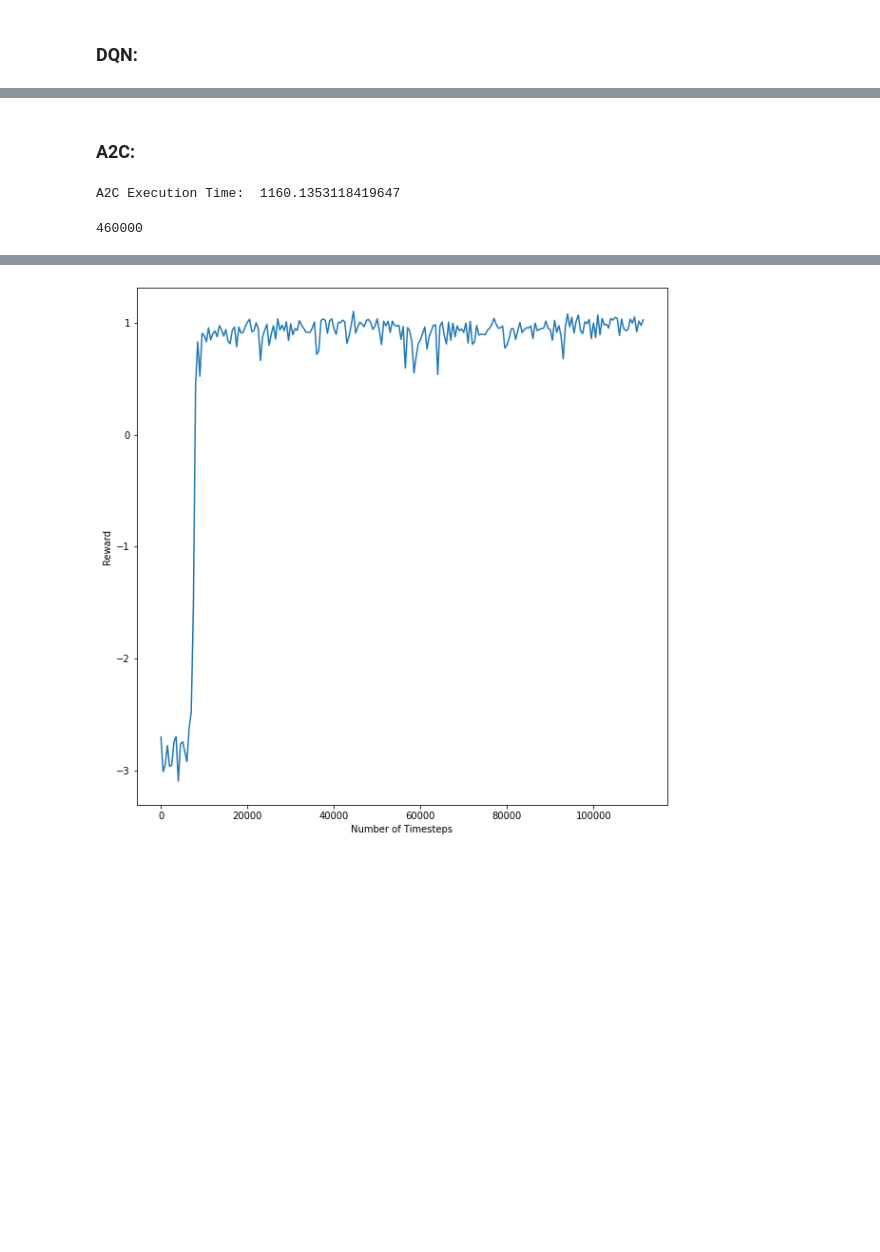
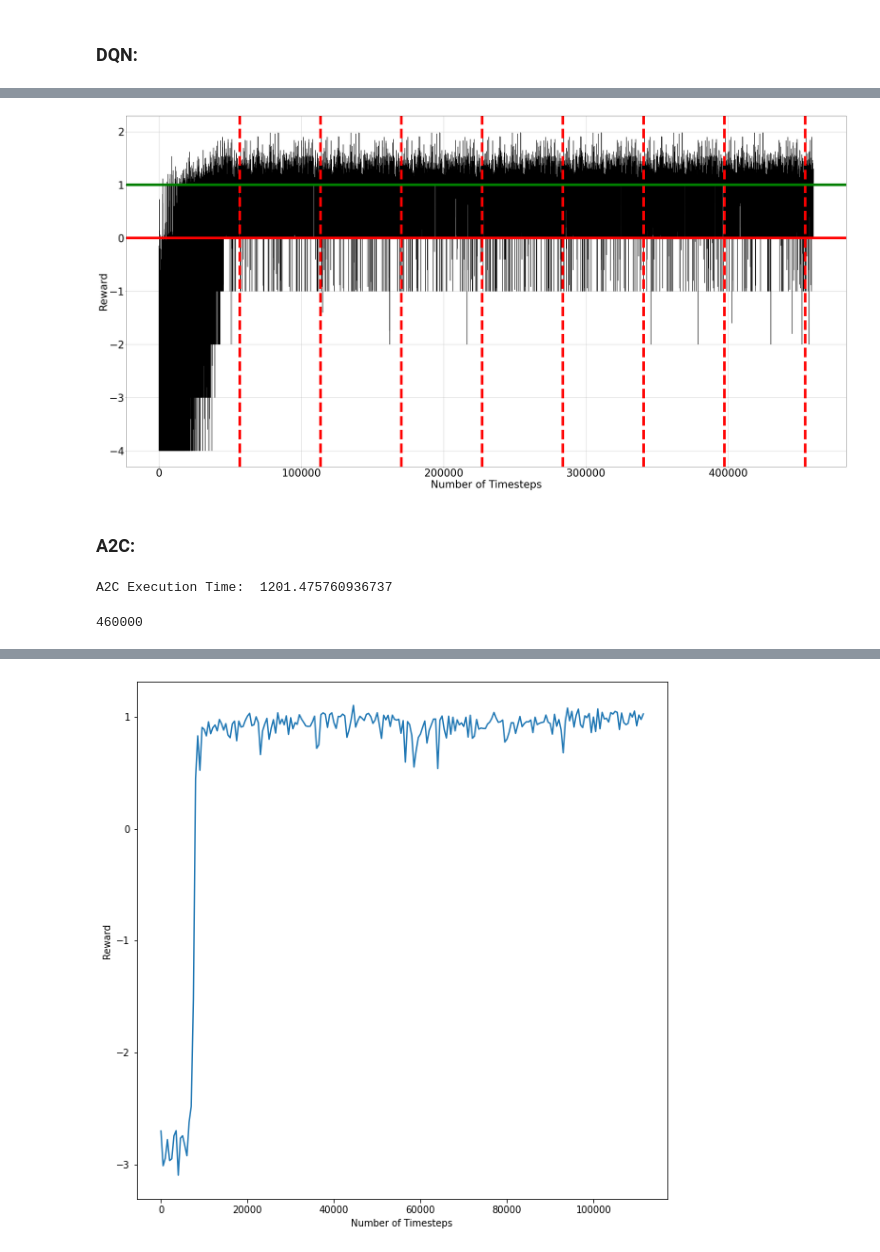
Before and after one commit to amirmahdiKhosravi/Adaptive-Logging-System, a Jupyter notebook: code/model-implementation.ipynb, the cells around one changed output, grey strips where cells are left out. Drawn from its saved outputs; the diff is of its cells as text; code cells hidden in the pictures; blank space fills up the shorter version.

```diff
--- a/code/model-implementation.ipynb
+++ b/code/model-implementation.ipynb
@@ -249,6 +249,16 @@ class source_code_env(gym.Env):
         self.acc_reward = 0
         self.acc_rewards_list = []
         self.rewards_list = []
+# %%
+def moving_average(values, window):
+    """
+    Smooth values by doing a moving average
+    :param values: (numpy array)
+    :param window: (int)
+    :return: (numpy array)
+    """
+    weights = np.repeat(1.0, window) / window
+    return np.convolve(values, weights, 'valid')
 # %% [markdown]
 # Evaluation
 # %% [markdown]
@@ -381,15 +388,26 @@ plt.show()
+# %%
+
+fig = plt.figure( figsize=(50, 25))
+y = moving_average(DQN_rewards_list, 5)
+x = [i for i in range(0, len(y))]
+plt.plot(x, y, color="black")
+plt.xlabel('Number of Timesteps', fontsize=40)
+plt.ylabel('Reward', fontsize=40)
+plt.xticks(fontsize=40)
+plt.yticks(fontsize=40)
+#plt.title("DQN Learning Curve")
+
+counter = 56755
+while(counter<460000):
+    plt.axvline(x=counter, color='red', linestyle='--', label='Episode', linewidth=10)
+    counter = counter + 56755
+
+plt.axhline(y=1, color='green', linestyle='-', label='Episode', linewidth=10)
+plt.axhline(y=0, color='red', linestyle='-', label='Episode', linewidth=10)
+plt.grid(True)
+plt.savefig("DQN_moving_average.pdf")
+plt.show()
+# %% [output]
+[figure, added]
 # %% [markdown]
 ### A2C:
-# %%
-env.acc_zero()
-start_time = time.time()
-A2C_model.learn(total_timesteps= 460000)
-end_time = time.time()
-A2C_model.save("DQN_model")
-#del DQN_model
-# Save the list to a file
-with open('A2C_rewards_list.pkl', 'wb') as file:
-    pickle.dump(env.rewards_list, file)
-print("A2C Execution Time: ", end_time - start_time)
-# %% [output]
-A2C Execution Time:  1160.1353118419647
@@ -398,8 +414,13 @@ A2C_model = A2C.load("DQN_model")
-# %%
-# Load the list from the file
-with open('A2C_rewards_list.pkl', 'rb') as file:
-    A2C_rewards_list = pickle.load(file)
-
-print(len(A2C_rewards_list))  # Output: [1, 2, 3, 4, 5]
-# %% [output]
-460000
+# %%
+env.acc_zero()
+start_time = time.time()
+A2C_model.learn(total_timesteps= 460000)
+end_time = time.time()
+A2C_model.save("A2C_model")
+#del DQN_model
+# Save the list to a file
+"""with open('A2C_rewards_list.pkl', 'wb') as file:
+    pickle.dump(env.rewards_list, file)"""
+print("A2C Execution Time: ", end_time - start_time)
+# %% [output]
+A2C Execution Time:  1201.475760936737
@@ -406,3 +429,11 @@ print(len(A2C_rewards_list))  # Output: [1, 2, 3, 4, 5]
+# %%
+# Load the list from the file
+with open('A2C_rewards_list.pkl', 'rb') as file:
+    A2C_rewards_list = pickle.load(file)
+
+print(len(A2C_rewards_list))  # Output: [1, 2, 3, 4, 5]
+# %% [output]
+460000
 # %%
 """batch_size = 100
 averages_list = []
```
Also changed, not shown: parts of 27 cells of this notebook, 11 other files.
